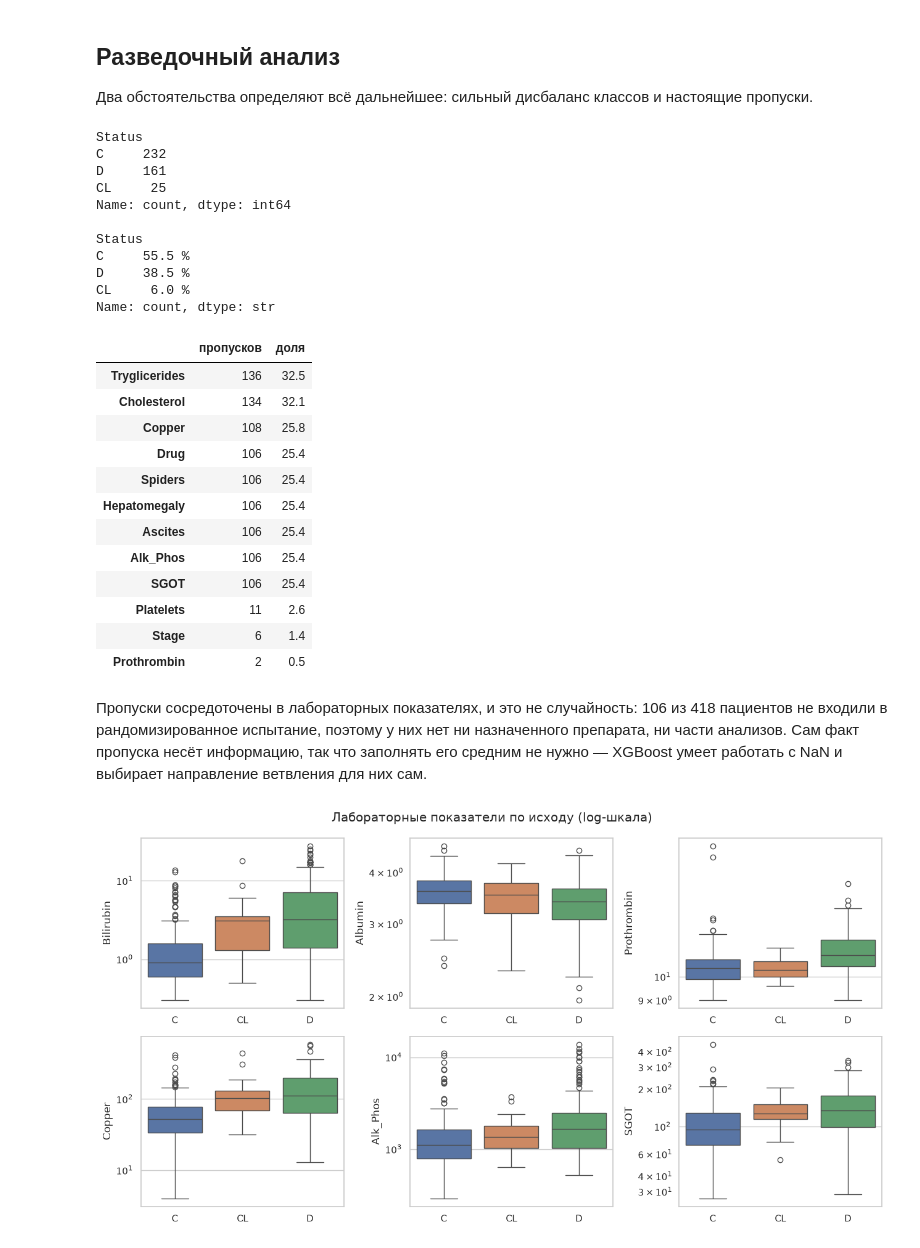
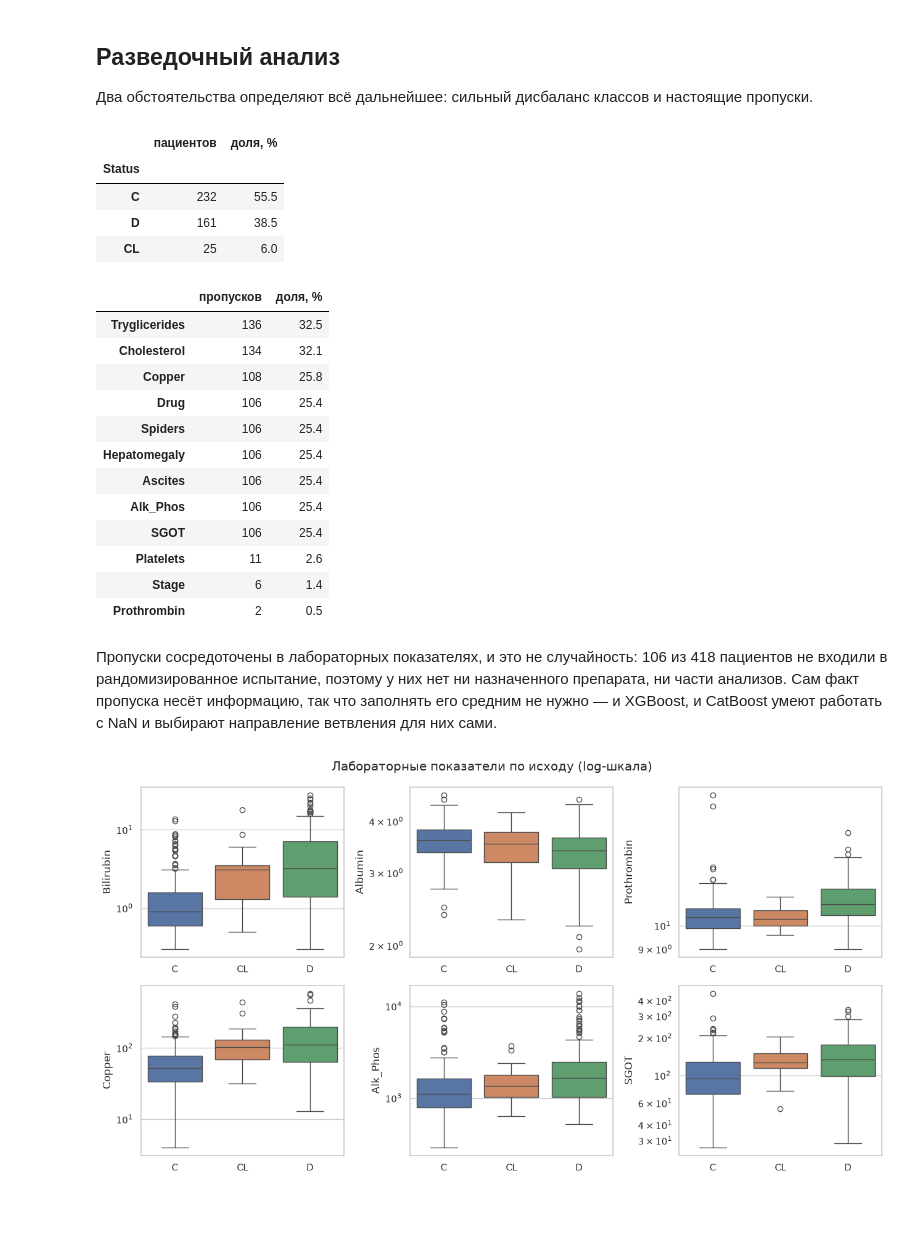
Before and after one commit to AnnaKazarian13/clustering-physical-activity, a Jupyter notebook: notebooks/medical_status_xgboost.ipynb, the cells around one changed output. Cells and saved outputs as stored; diff of their text form; code cells hidden in the pictures; blank space fills up the shorter version.

```diff
--- a/notebooks/medical_status_xgboost.ipynb
+++ b/notebooks/medical_status_xgboost.ipynb
@@ -21,12 +24,11 @@ sys.path.insert(0, str(Path.cwd().parent / "src"))
 
 from data import load
 from train import (
-    CLASSES, N_SPLITS, PARAMS, baseline_probabilities, build_features,
-    cross_validate, report_metrics,
+    CLASSES, SEEDS, baseline_oof, build_features, cross_validate, metrics_frame,
 )
 
 sns.set_theme(style="whitegrid")
-pd.set_option("display.width", 120)
+pd.set_option("display.width", 130)
 # %% [markdown]
 ## Данные
 # %%
@@ -47,27 +49,19 @@ df.head()
 Два обстоятельства определяют всё дальнейшее: сильный дисбаланс классов и настоящие пропуски.
 # %%
 counts = df["Status"].value_counts()
-print(counts)
-print()
-print((counts / len(df) * 100).round(1).astype(str) + " %")
+pd.DataFrame({"пациентов": counts, "доля, %": (counts / len(df) * 100).round(1)})
 # %% [output]
-Status
-C     232
-D     161
-CL     25
-Name: count, dtype: int64
-
-Status
-C     55.5 %
-D     38.5 %
-CL     6.0 %
-Name: count, dtype: str
+|  | пациентов | доля, % |
+| Status |  |  |
+| C | 232 | 55.5 |
+| D | 161 | 38.5 |
+| CL | 25 | 6.0 |
 # %%
 missing = df.isna().sum()
 missing = missing[missing > 0].sort_values(ascending=False)
-pd.DataFrame({"пропусков": missing, "доля": (missing / len(df) * 100).round(1)})
+pd.DataFrame({"пропусков": missing, "доля, %": (missing / len(df) * 100).round(1)})
 # %% [output]
-|  | пропусков | доля |
+|  | пропусков | доля, % |
 | Tryglicerides | 136 | 32.5 |
 | Cholesterol | 134 | 32.1 |
 | Copper | 108 | 25.8 |
@@ -84,7 +78,7 @@ pd.DataFrame({"пропусков": missing, "доля": (missing / len(df) * 10
 Пропуски сосредоточены в лабораторных показателях, и это не случайность: 106 из 418 пациентов
 не входили в рандомизированное испытание, поэтому у них нет ни назначенного препарата, ни части
 анализов. Сам факт пропуска несёт информацию, так что заполнять его средним не нужно —
-XGBoost умеет работать с NaN и выбирает направление ветвления для них сам.
+и XGBoost, и CatBoost умеют работать с NaN и выбирают направление ветвления для них сами.
 # %%
 labs = ["Bilirubin", "Albumin", "Prothrombin", "Copper", "Alk_Phos", "SGOT"]
 fig, axes = plt.subplots(2, 3, figsize=(13, 7))
```
Also changed, not shown: parts of 26 cells of this notebook, 6 other files.
